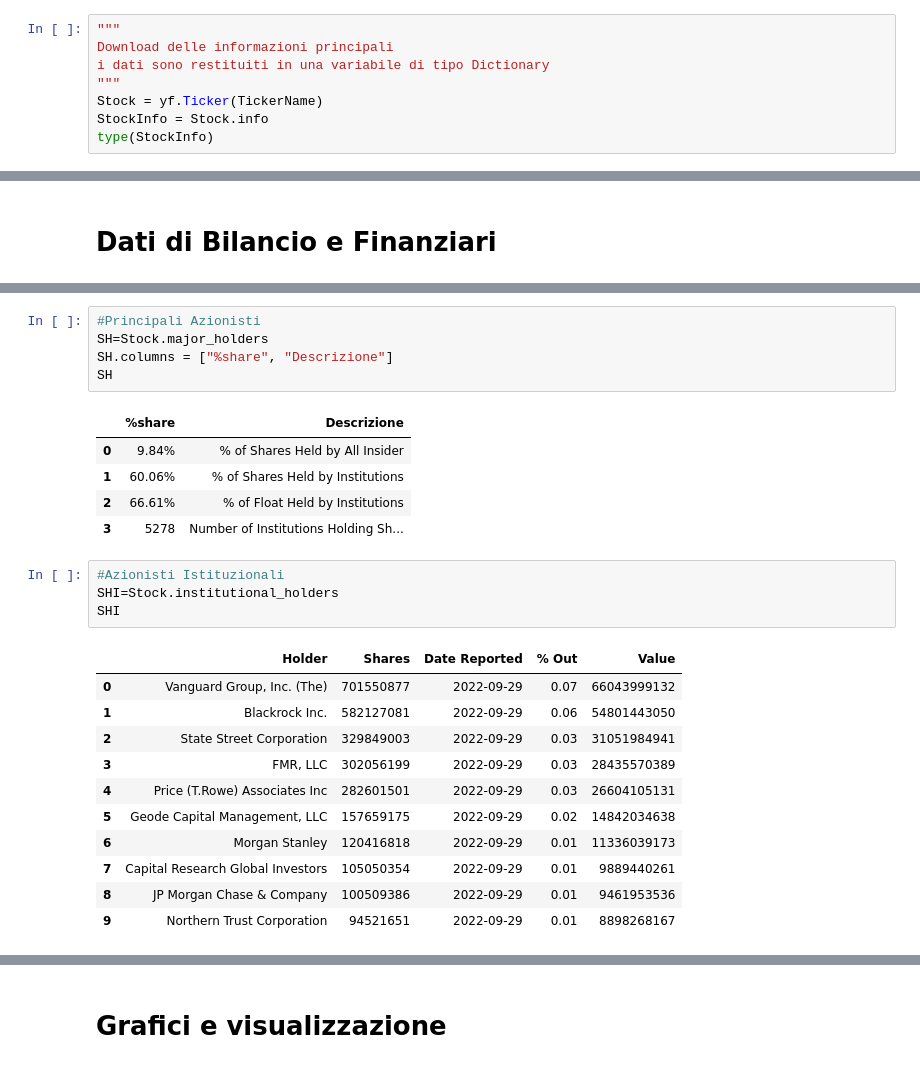
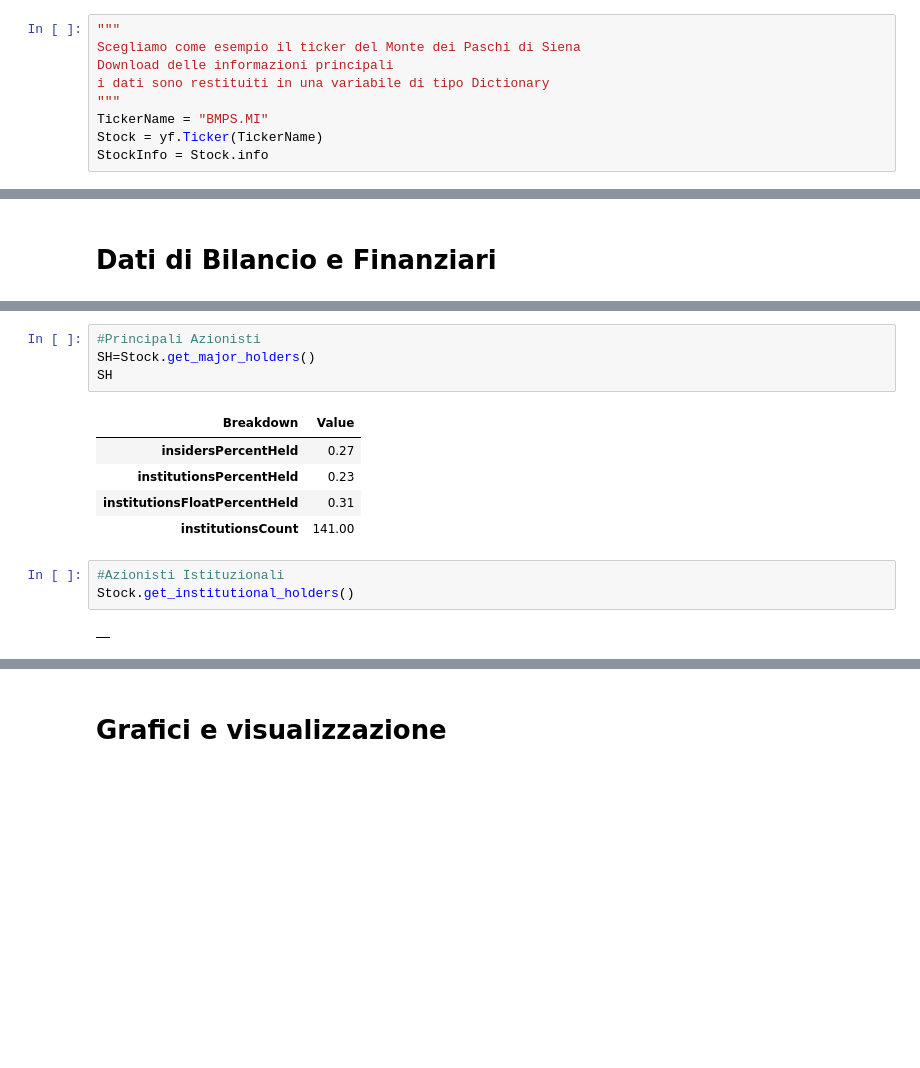
Before and after one commit to GMISSAGLIA/GM_PyLab, a Jupyter notebook: Yahoo_Finance_Data_Download_1.ipynb, the cells around one changed output, grey strips where cells are left out. Cells and saved outputs as stored; diff of their text form; blank space fills up the shorter version.

```diff
--- a/Yahoo_Finance_Data_Download_1.ipynb
+++ b/Yahoo_Finance_Data_Download_1.ipynb
@@ -48,8 +45,9 @@ TickerName = "AMZN"
 # %%
 """
+Scegliamo come esempio il ticker del Monte dei Paschi di Siena
 Download delle informazioni principali
 i dati sono restituiti in una variabile di tipo Dictionary
 """
+TickerName = "BMPS.MI"
 Stock = yf.Ticker(TickerName)
 StockInfo = Stock.info
-type(StockInfo)
@@ -262,29 +276,17 @@ Stock.quarterly_earnings
 # %%
 #Principali Azionisti
-SH=Stock.major_holders
-SH.columns = ["%share", "Descrizione"]
+SH=Stock.get_major_holders()
 SH
 # %% [output]
-|  | %share | Descrizione |
-| 0 | 9.84% | % of Shares Held by All Insider |
-| 1 | 60.06% | % of Shares Held by Institutions |
-| 2 | 66.61% | % of Float Held by Institutions |
-| 3 | 5278 | Number of Institutions Holding Sh... |
+| Breakdown | Value |
+| insidersPercentHeld | 0.27 |
+| institutionsPercentHeld | 0.23 |
+| institutionsFloatPercentHeld | 0.31 |
+| institutionsCount | 141.00 |
 # %%
 #Azionisti Istituzionali
-SHI=Stock.institutional_holders
-SHI
+Stock.get_institutional_holders()
 # %% [output]
-|  | Holder | Shares | Date Reported | % Out | Value |
-| 0 | Vanguard Group, Inc. (The) | 701550877 | 2022-09-29 | 0.07 | 66043999132 |
-| 1 | Blackrock Inc. | 582127081 | 2022-09-29 | 0.06 | 54801443050 |
-| 2 | State Street Corporation | 329849003 | 2022-09-29 | 0.03 | 31051984941 |
-| 3 | FMR, LLC | 302056199 | 2022-09-29 | 0.03 | 28435570389 |
-| 4 | Price (T.Rowe) Associates Inc | 282601501 | 2022-09-29 | 0.03 | 26604105131 |
-| 5 | Geode Capital Management, LLC | 157659175 | 2022-09-29 | 0.02 | 14842034638 |
-| 6 | Morgan Stanley | 120416818 | 2022-09-29 | 0.01 | 11336039173 |
-| 7 | Capital Research Global Investors | 105050354 | 2022-09-29 | 0.01 | 9889440261 |
-| 8 | JP Morgan Chase & Company | 100509386 | 2022-09-29 | 0.01 | 9461953536 |
-| 9 | Northern Trust Corporation | 94521651 | 2022-09-29 | 0.01 | 8898268167 |
+|  |
 # %%
 #Sustainability
```
Also changed, not shown: parts of 39 cells of this notebook.
